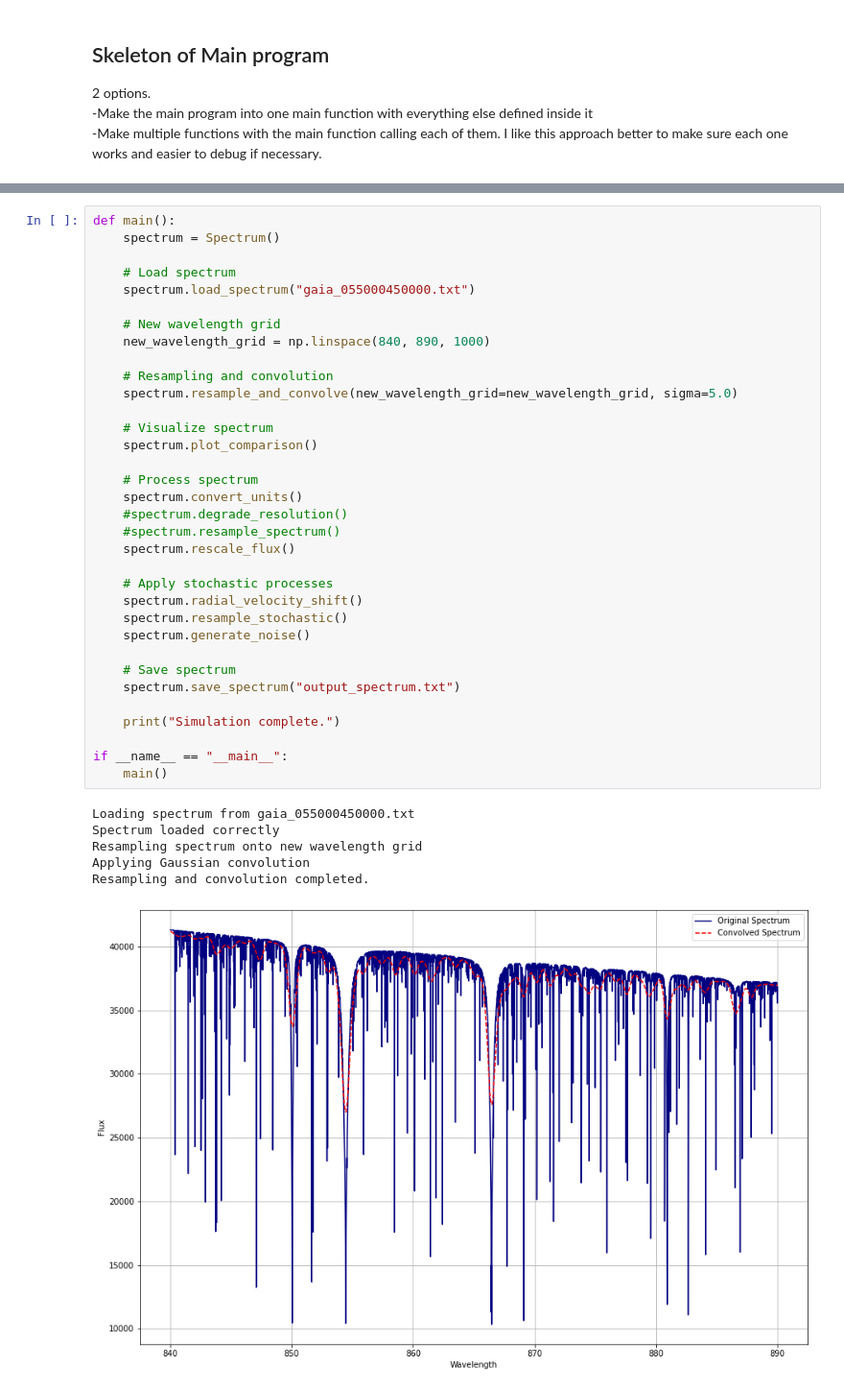
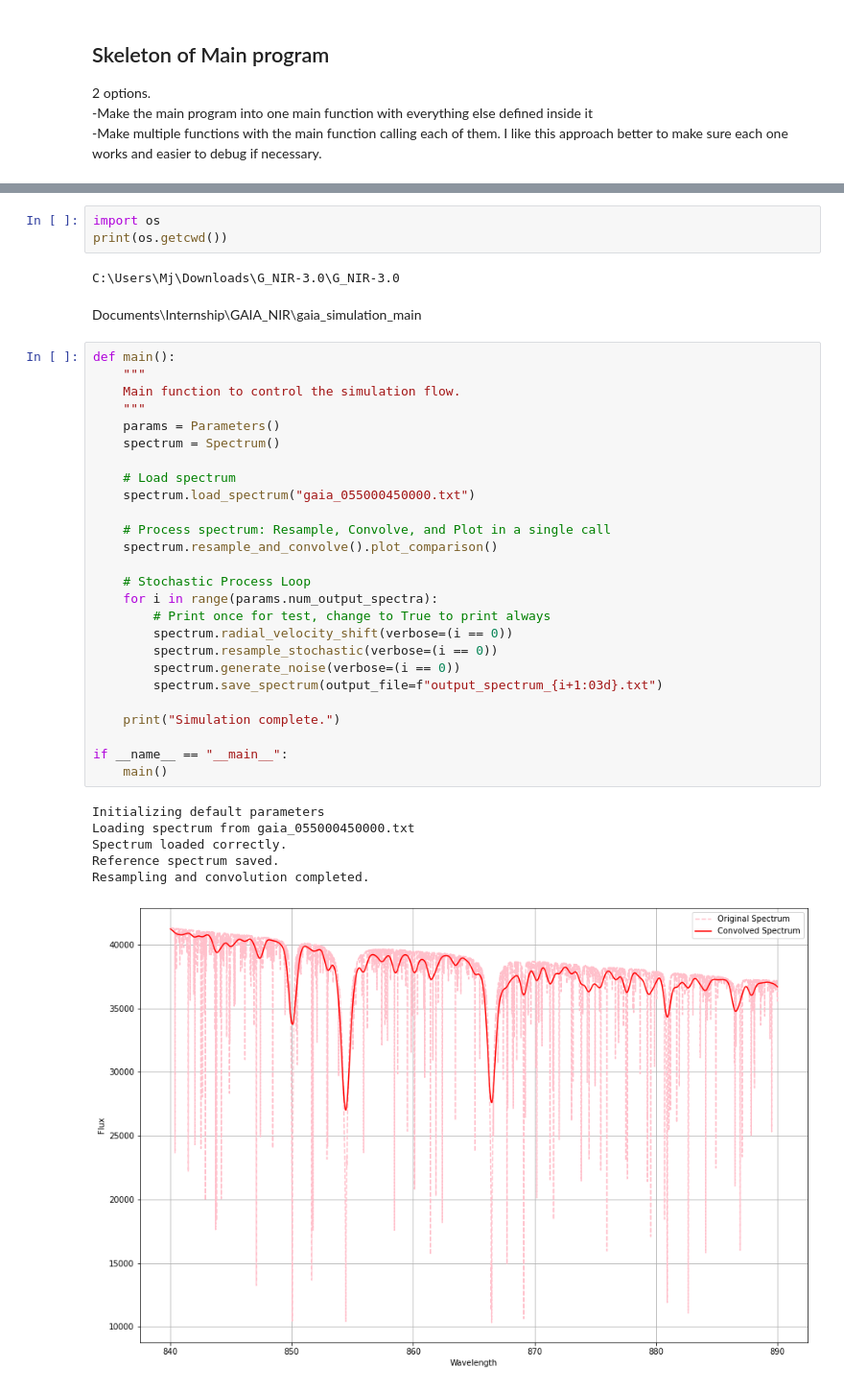
Before and after one commit to mjchavolla/G_NIR, a Jupyter notebook: gaia_simulation_main.ipynb, the cells around one changed output, grey strips where cells are left out. Shown at 96% size. Saved outputs shown, nothing was run; the diff lists cells and outputs as text.

```diff
--- a/gaia_simulation_main.ipynb
+++ b/gaia_simulation_main.ipynb
@@ -48,43 +38,42 @@ import import_ipynb
 from spectrum import Spectrum
 from parameters import Parameters
+# %%
+import os
+print(os.getcwd())
+# %% [output]
+C:\Users\Mj\Downloads\G_NIR-3.0\G_NIR-3.0
+# %% [markdown]
+Documents\Internship\GAIA_NIR\gaia_simulation_main
 # %%
 def main():
+    """
+    Main function to control the simulation flow.
+    """
+    params = Parameters()
     spectrum = Spectrum()
 
     # Load spectrum
     spectrum.load_spectrum("gaia_055000450000.txt")
 
-    # New wavelength grid
-    new_wavelength_grid = np.linspace(840, 890, 1000)
+    # Process spectrum: Resample, Convolve, and Plot in a single call
+    spectrum.resample_and_convolve().plot_comparison()
 
-    # Resampling and convolution
-    spectrum.resample_and_convolve(new_wavelength_grid=new_wavelength_grid, sigma=5.0)
-
-    # Visualize spectrum
-    spectrum.plot_comparison()
-
-    # Process spectrum
-    spectrum.convert_units()
-    #spectrum.degrade_resolution()
-    #spectrum.resample_spectrum()
-    spectrum.rescale_flux()
-
-    # Apply stochastic processes
-    spectrum.radial_velocity_shift()
-    spectrum.resample_stochastic()
-    spectrum.generate_noise()
-
-    # Save spectrum
-    spectrum.save_spectrum("output_spectrum.txt")
+    # Stochastic Process Loop
+    for i in range(params.num_output_spectra):
+        # Print once for test, change to True to print always
+        spectrum.radial_velocity_shift(verbose=(i == 0))
+        spectrum.resample_stochastic(verbose=(i == 0))
+        spectrum.generate_noise(verbose=(i == 0))
+        spectrum.save_spectrum(output_file=f"output_spectrum_{i+1:03d}.txt")
 
     print("Simulation complete.")
 
 if __name__ == "__main__":
     main()
 # %% [output]
+Initializing default parameters
 Loading spectrum from gaia_055000450000.txt
-Spectrum loaded correctly
-Resampling spectrum onto new wavelength grid
-Applying Gaussian convolution
+Spectrum loaded correctly.
+Reference spectrum saved.
 Resampling and convolution completed.
-[figure, old version]
+[figure, new version]
```
Also changed, not shown: parts of 4 cells of this notebook, 2 other files.
